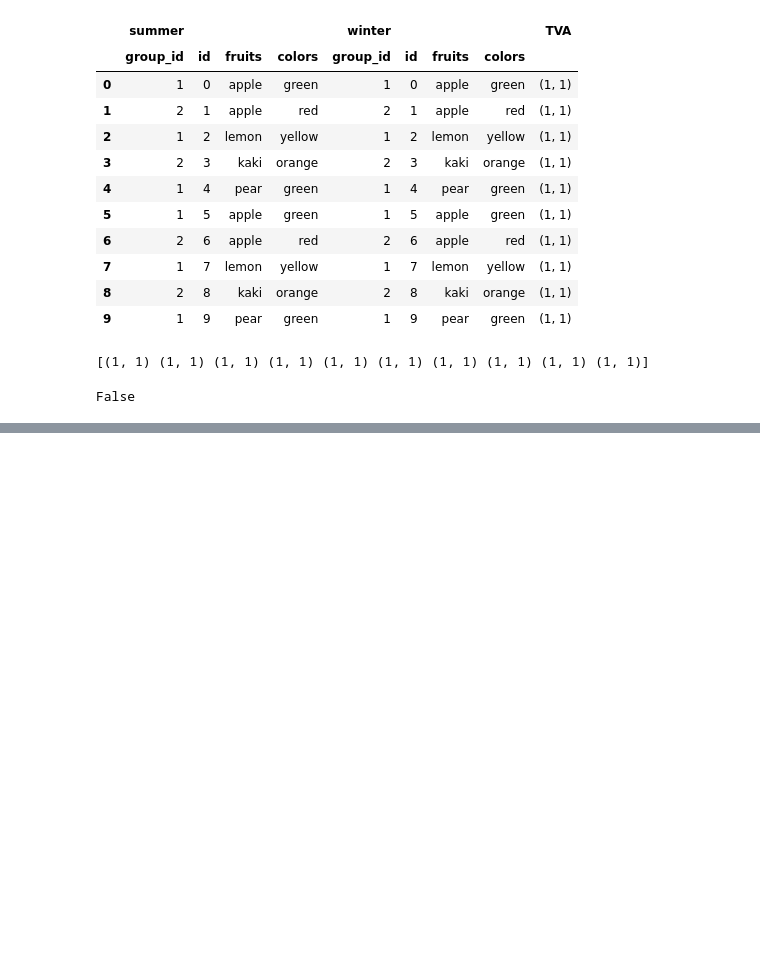
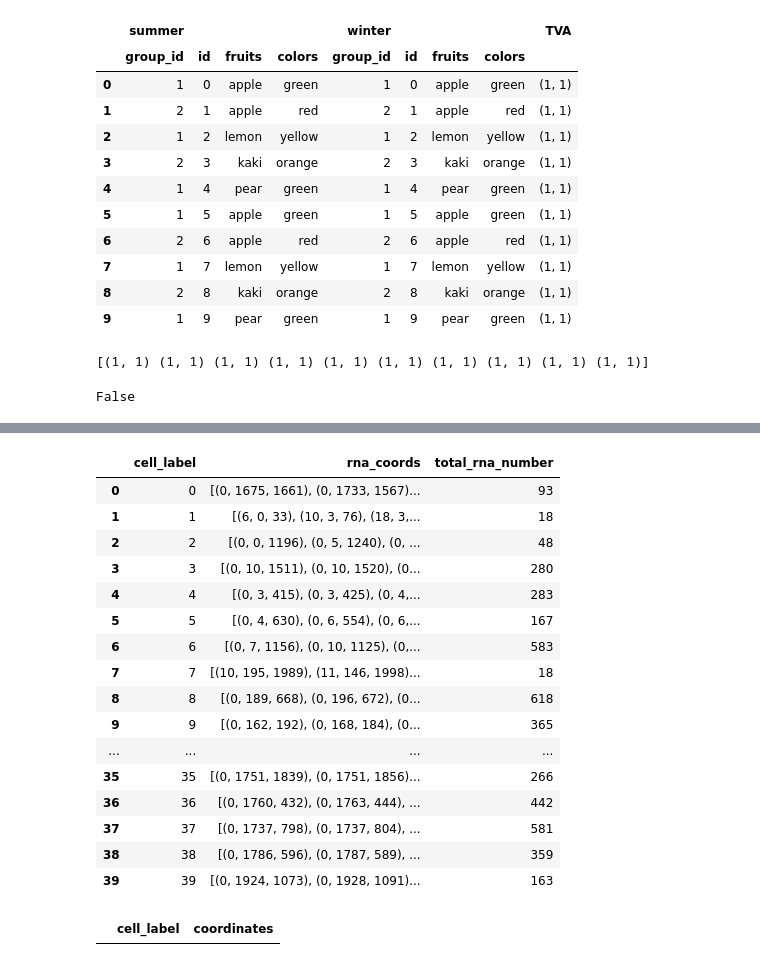
Before and after one commit to 2Echoes/small_fish_gui, a Jupyter notebook: pipeline/testing.ipynb, the cells around one changed output, grey strips where cells are left out. Saved outputs shown, nothing was run; the diff lists cells and outputs as text; code cells hidden in the pictures; blank space fills up the shorter version.

```diff
--- a/pipeline/testing.ipynb
+++ b/pipeline/testing.ipynb
@@ -258,0 +298,26 @@ False
+# %%
+cell = Spots.groupby('cell_label')['coordinates'].apply(np.array).rename("rna_coords").reset_index(drop=False)
+cell['total_rna_number'] = cell['rna_coords'].apply(len)
+cell
+# %% [output]
+|  | cell_label | rna_coords | total_rna_number |
+| 0 | 0 | [(0, 1675, 1661), (0, 1733, 1567)... | 93 |
+| 1 | 1 | [(6, 0, 33), (10, 3, 76), (18, 3,... | 18 |
+| 2 | 2 | [(0, 0, 1196), (0, 5, 1240), (0, ... | 48 |
+| 3 | 3 | [(0, 10, 1511), (0, 10, 1520), (0... | 280 |
+| 4 | 4 | [(0, 3, 415), (0, 3, 425), (0, 4,... | 283 |
+| 5 | 5 | [(0, 4, 630), (0, 6, 554), (0, 6,... | 167 |
+| 6 | 6 | [(0, 7, 1156), (0, 10, 1125), (0,... | 583 |
+| 7 | 7 | [(10, 195, 1989), (11, 146, 1998)... | 18 |
+| 8 | 8 | [(0, 189, 668), (0, 196, 672), (0... | 618 |
+| 9 | 9 | [(0, 162, 192), (0, 168, 184), (0... | 365 |
+| ... | ... | ... | ... |
+| 35 | 35 | [(0, 1751, 1839), (0, 1751, 1856)... | 266 |
+| 36 | 36 | [(0, 1760, 432), (0, 1763, 444), ... | 442 |
+| 37 | 37 | [(0, 1737, 798), (0, 1737, 804), ... | 581 |
+| 38 | 38 | [(0, 1786, 596), (0, 1787, 589), ... | 359 |
+| 39 | 39 | [(0, 1924, 1073), (0, 1928, 1091)... | 163 |
+# %%
+Spots[Spots['cluster_id'] !=-1].groupby('cell_label')['coordinates'].rename("clustered_spots_coords").apply(np.array).reset_index(drop=False)
+# %% [output]
+|  | cell_label | coordinates |
```
Also changed, not shown: parts of 4 cells of this notebook, 2 other files.
